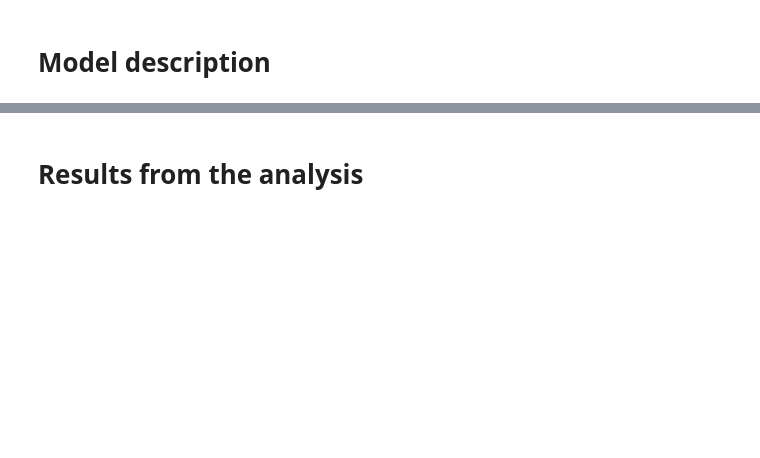
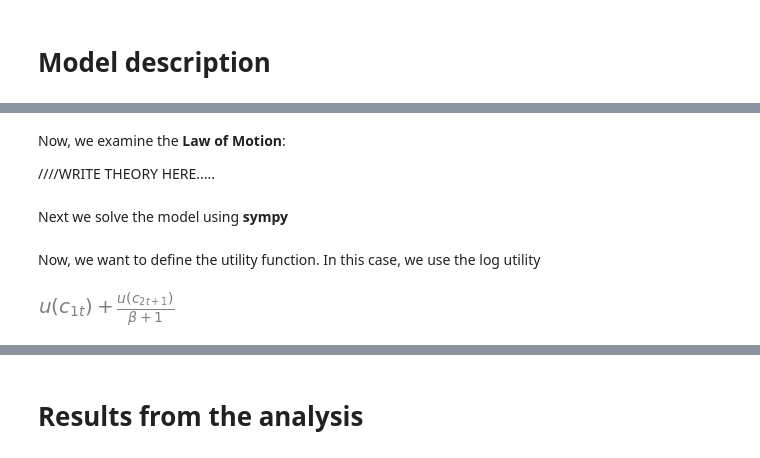
Before and after one commit to NumEconCopenhagen/projects-2020-zjr-hrv, a Jupyter notebook: modelproject/modelproject.ipynb, the cells around one changed output, grey strips where cells are left out. Cells and saved outputs as stored; diff of their text form; code cells hidden in the pictures; blank space fills up the shorter version.

```diff
--- a/modelproject/modelproject.ipynb
+++ b/modelproject/modelproject.ipynb
@@ -186,0 +109,41 @@ plt.show()
+# %% [markdown]
+Now, we examine the **Law of Motion**:
+
+
+////WRITE THEORY HERE.....
+# %% [markdown]
+Next we solve the model using **sympy**
+# %%
+#First, defining the setting, here the variables we want to use
+#Household
+beta = sm.symbols('beta')
+c1 = sm.symbols('c_{1t}')
+c2 = sm.symbols('c_{2t+1}')
+lmbda = sm.symbols('lambda')
+#Savings
+r = sm.symbols('r_{t+1}')
+w = sm.symbols('w_t')
+#Capital
+s = sm.symbols('s_t')
+kt = sm.symbols('k_t')
+k1 = sm.symbols('k_{t+1}')
+
+delta = sm.symbols('delta')
+n = sm.symbols('n')
+# %% [markdown]
+Now, we want to define the utility function. In this case, we use the log utility
+# %%
+#We start by setting a standard utility, then we specify the form afterwards
+
+u_std = sm.Function('u')
+
+def log_u(c):
+    return sm.log(c)
+
+
+def U(c1, c2, beta, u):
+    return u(c1) + 1 / (1 + beta) * u(c2)
+
+U(c1, c2, beta, u = u_std)
+# %% [output]
+[figure, added]
```
Also changed, not shown: parts of 49 cells of this notebook.
